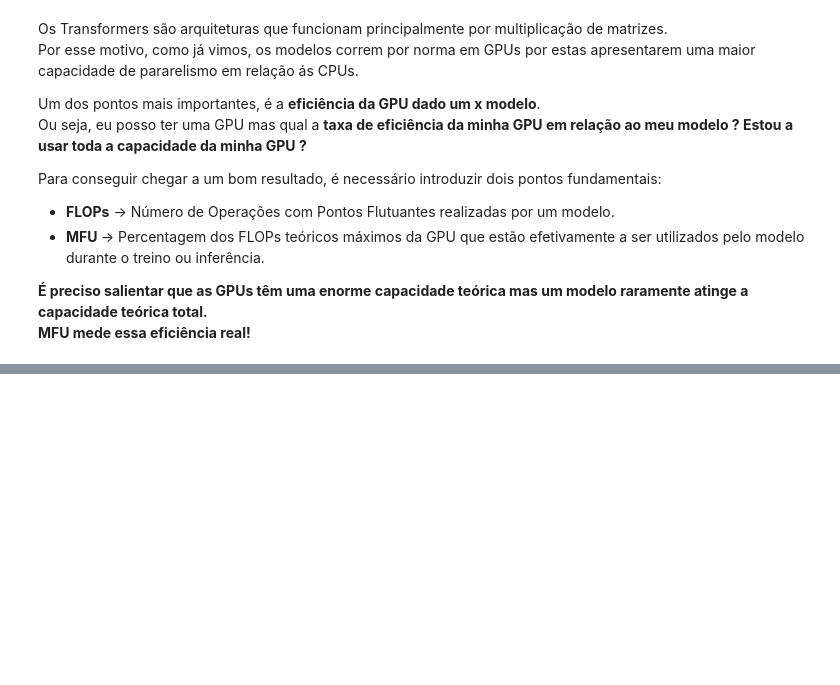
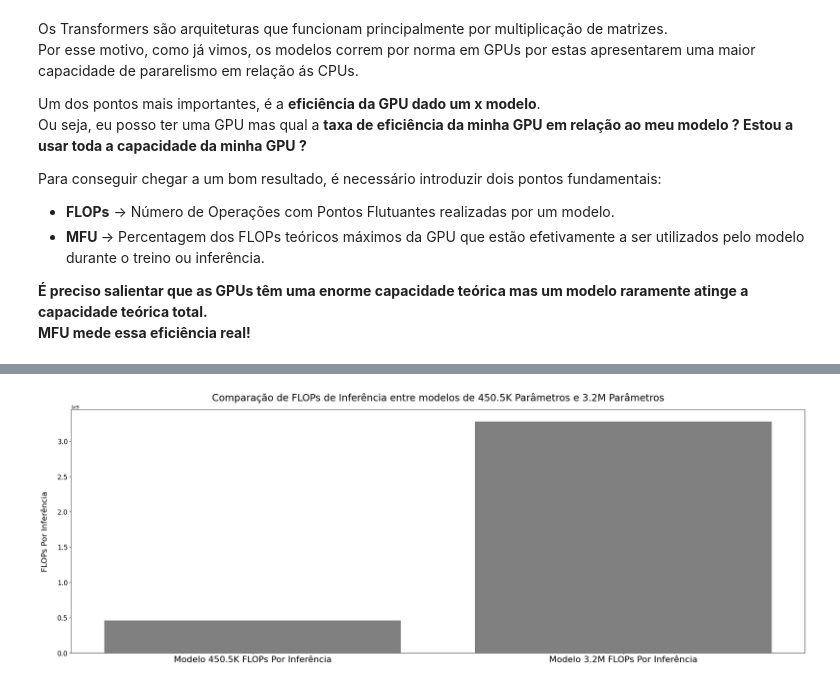
Before and after one commit to Eliezer-Carvalho/Tiny-GPT, a Jupyter notebook: Tiny_GPT.ipynb, the cells around one changed output, grey strips where cells are left out. Drawn from its saved outputs; the diff is of its cells as text; code cells hidden in the pictures; blank space fills up the shorter version.

```diff
--- a/Tiny_GPT.ipynb
+++ b/Tiny_GPT.ipynb
@@ -805,0 +827,14 @@ Step 0 | Train Loss: 4.6928 | Validation Loss: 4.6897 | Perplexity Loss: 109.449
+# %%
+plt.figure (figsize = (30, 10), dpi = 80)
+
+plt.bar (["Modelo 450.5K FLOPs Por Inferência", "Modelo 3.2M FLOPs Por Inferência"], [FLOPs["flops_per_infer450.5k"], FLOPs["flops_per_infer3_2M"]], color = "gray")
+#plt.bar (FLOPs.keys(), FLOPs.values())
+
+plt.xticks (size = 20)
+plt.yticks (size = 15)
+plt.ylabel ("FLOPs Por Inferência", size = 18, labelpad = 20)
+
+plt.title ("Comparação de FLOPs de Inferência entre modelos de 450.5K Parâmetros e 3.2M Parâmetros", size = 22, pad = 20)
+plt.show()
+# %% [output]
+[figure, added]
```
Also changed, not shown: parts of 18 cells of this notebook.
